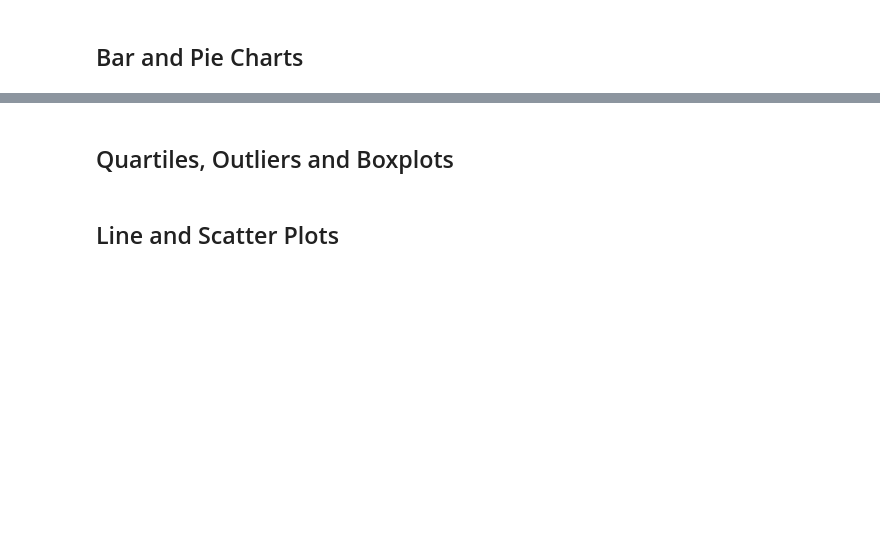
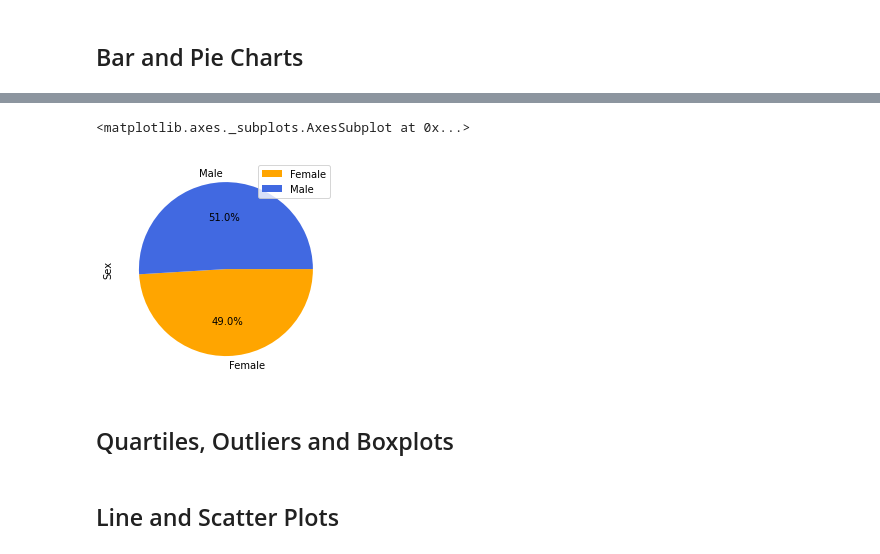
Before and after one commit to pparashar68/Matplotlib, a Jupyter notebook: Pymaceuticals/pymaceuticals.ipynb, the cells around one changed output, grey strips where cells are left out. Drawn from its saved outputs; the diff is of its cells as text; code cells hidden in the pictures; blank space fills up the shorter version.

```diff
--- a/Pymaceuticals/pymaceuticals.ipynb
+++ b/Pymaceuticals/pymaceuticals.ipynb
@@ -66,5 +165,13 @@ study_results.loc[study_results.duplicated(), :]
 # %%
 # Generate a pie plot showing the distribution of female versus male mice using pandas
+
+distribution_of_female_male_df = clean_df_after_dropping_duplicate[["Mouse ID","Sex"]].groupby("Sex").count().rename(columns={"Mouse ID":"Sex"})
+#distribution_of_female_male_df
+df = distribution_of_female_male_df
+df.plot.pie(y="Sex",autopct='%1.1f%%',colors = ["orange","royalblue"],counterclock=False)
+# %% [output]
+<matplotlib.axes._subplots.AxesSubplot at 0x...>
+[figure, added]
 # %%
 # Generate a pie plot showing the distribution of female versus male mice using pyplot
 # %% [markdown]
```
Also changed, not shown: parts of 12 cells of this notebook.
